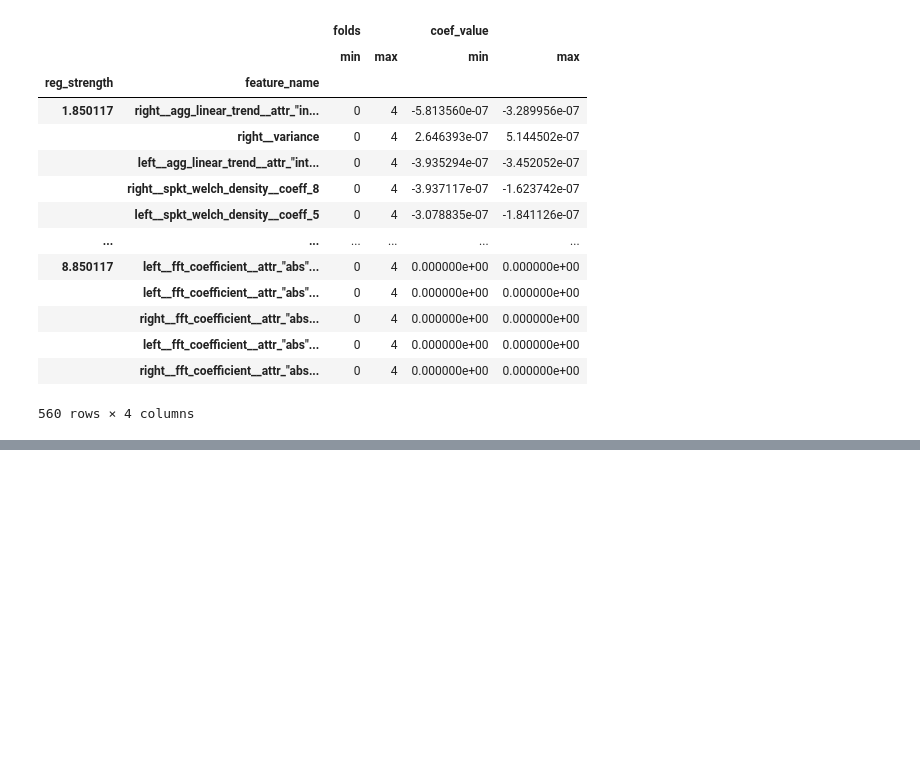
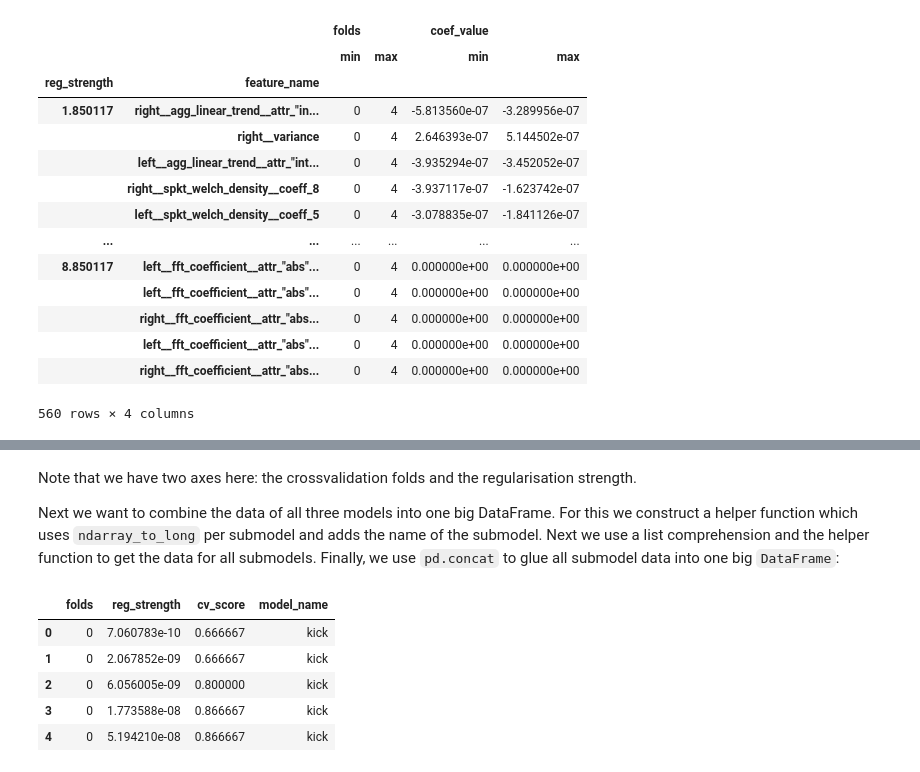
Before and after one commit to PaulHiemstra/lasso_tsfresh_article, a Jupyter notebook: logistic_regression_plots_article.ipynb, the cells around one changed output, grey strips where cells are left out. Saved outputs shown, nothing was run; the diff lists cells and outputs as text; code cells hidden in the pictures; blank space fills up the shorter version.

```diff
--- a/logistic_regression_plots_article.ipynb
+++ b/logistic_regression_plots_article.ipynb
@@ -231,0 +253,20 @@ Note here that I:
+# %% [markdown]
+Note that we have two axes here: the crossvalidation folds and the regularisation strength.
+
+Next we want to combine the data of all three models into one big DataFrame. For this we construct a helper function which uses `ndarray_to_long` per submodel and adds the name of the submodel. Next we use a list comprehension and the helper function to get the data for all submodels. Finally, we use `pd.concat` to glue all submodel data into one big `DataFrame`:
+# %%
+def get_data_per_model(cv_results, category):
+    return ndarray_to_long(cv_results.scores_[category],
+                    [range(5), cv_results.Cs_],
+                    ['folds', 'reg_strength'],
+                    value_colname = 'cv_score').assign(model_name = category)
+
+plot_data = pd.concat([get_data_per_model(cv_result, mod) for mod in cv_result.classes_])
+plot_data.head()
+# %% [output]
+|  | folds | reg_strength | cv_score | model_name |
+| 0 | 0 | 7.060783e-10 | 0.666667 | kick |
+| 1 | 0 | 2.067852e-09 | 0.666667 | kick |
+| 2 | 0 | 6.056005e-09 | 0.800000 | kick |
+| 3 | 0 | 1.773588e-08 | 0.866667 | kick |
+| 4 | 0 | 5.194210e-08 | 0.866667 | kick |
```
Also changed, not shown: parts of 35 cells of this notebook, 1 other file.
